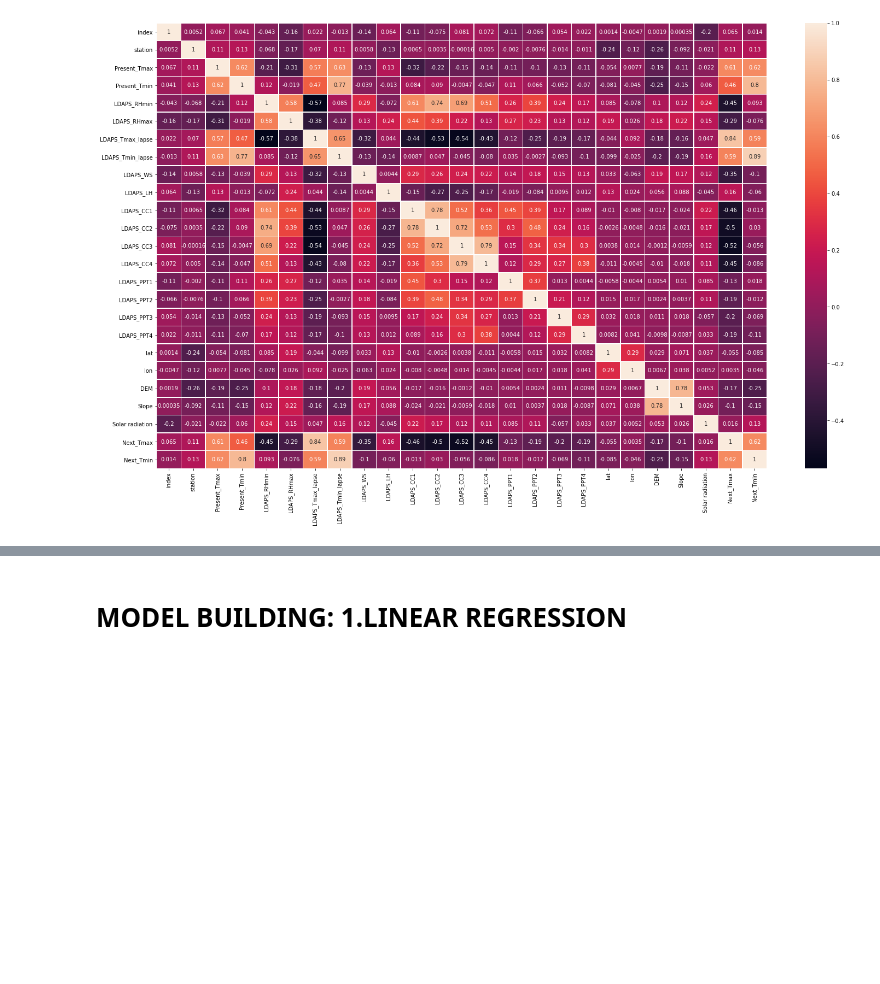
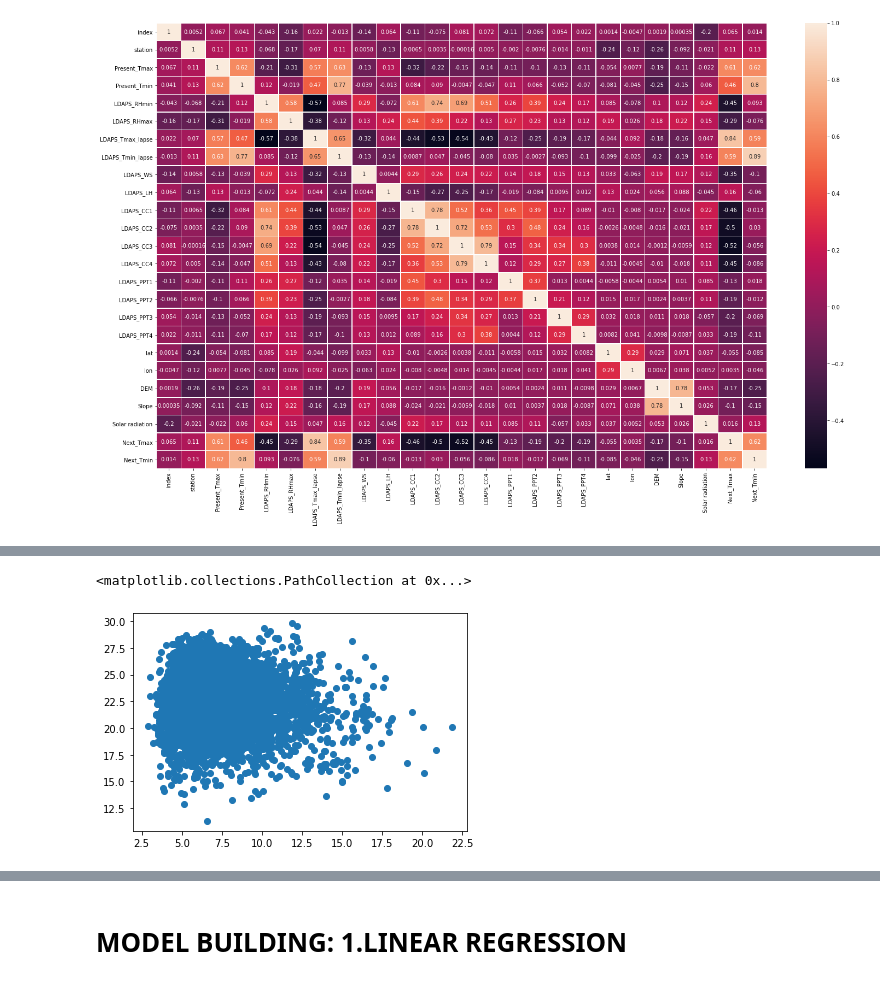
Before and after one commit to ssn-design/DATATRAINED-PROJECT, a Jupyter notebook: temperature-checkpoint.ipynb, the cells around one changed output, grey strips where cells are left out. Saved outputs shown, nothing was run; the diff lists cells and outputs as text; code cells hidden in the pictures; blank space fills up the shorter version.

```diff
--- a/temperature-checkpoint.ipynb
+++ b/temperature-checkpoint.ipynb
@@ -193,0 +274,6 @@ sn.heatmap(temp.corr(),annot=True, linewidths=0.5)
+# %%
+#with increase in ldaps ws, next tmin is decreasing
+plt.scatter(temp['LDAPS_WS'],temp['Next_Tmin'])
+# %% [output]
+<matplotlib.collections.PathCollection at 0x...>
+[figure, added]
```
Also changed, not shown: parts of 75 cells of this notebook.
